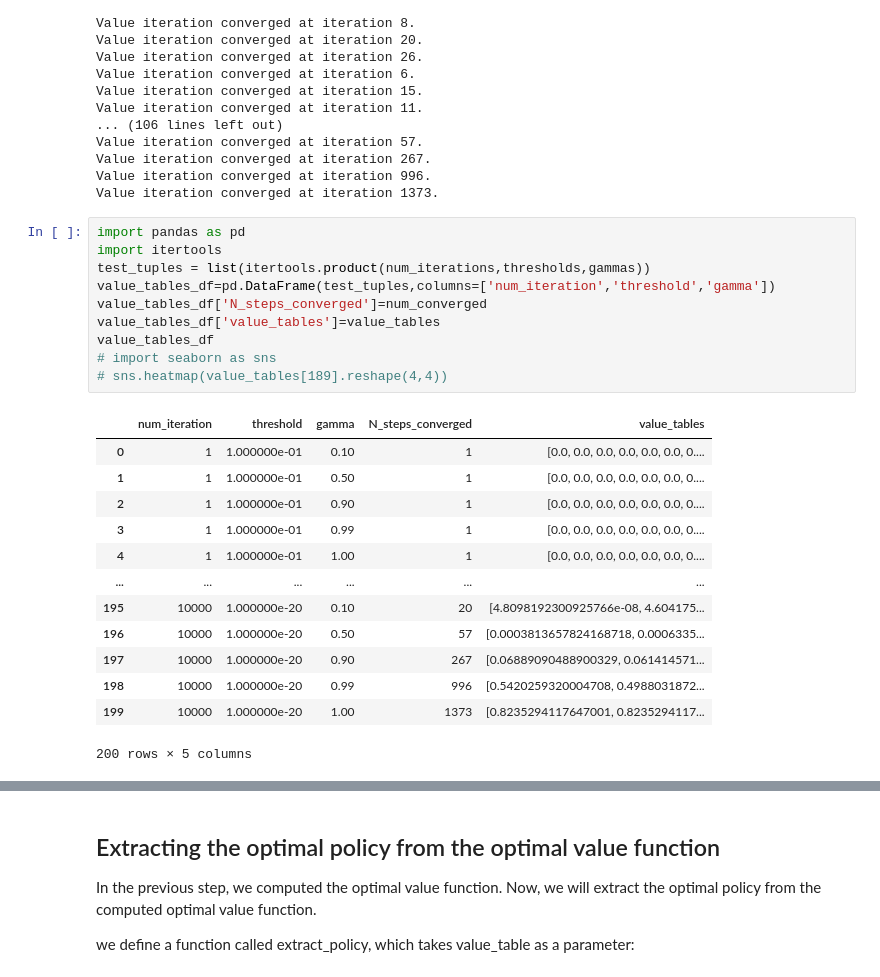
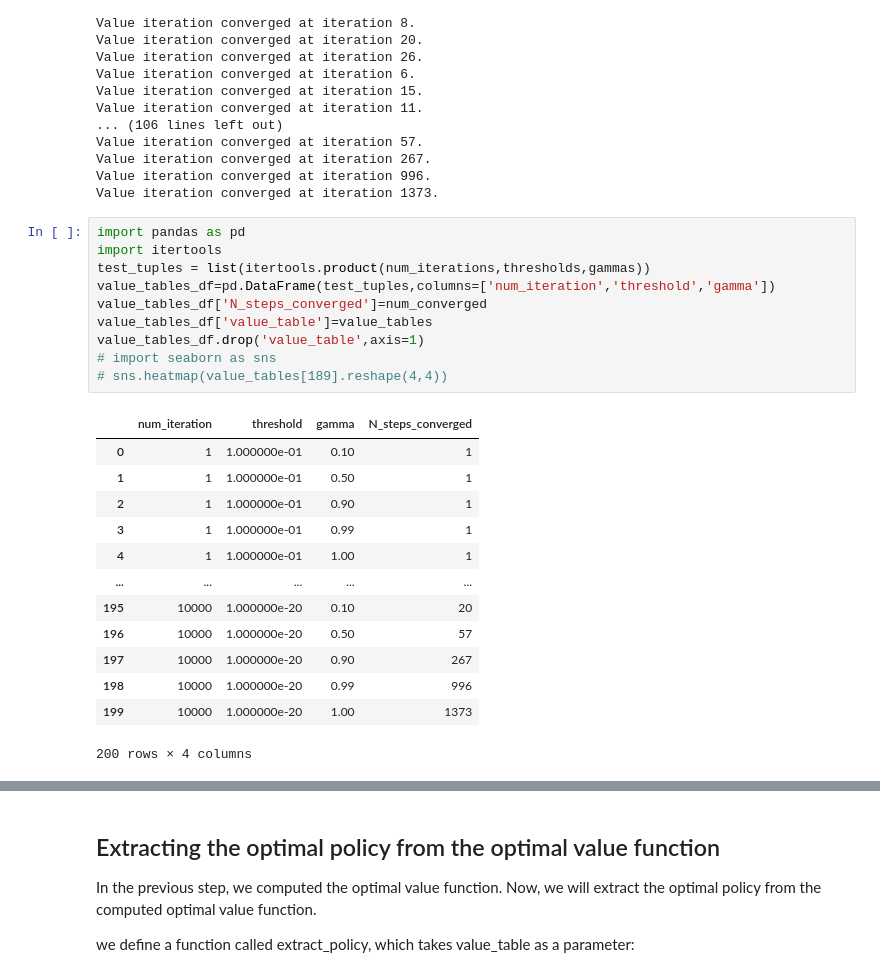
Before and after one commit to Ali-J-Fesharaki/Applied_ML_Course, a Jupyter notebook: ML-HW05/p3.ipynb, the cells around one changed output, grey strips where cells are left out. Saved outputs shown, nothing was run; the diff lists cells and outputs as text.

```diff
--- a/ML-HW05/p3.ipynb
+++ b/ML-HW05/p3.ipynb
@@ -129,24 +119,24 @@ Value iteration converged at iteration 1373.
 # %%
 import pandas as pd
 import itertools
 test_tuples = list(itertools.product(num_iterations,thresholds,gammas))
 value_tables_df=pd.DataFrame(test_tuples,columns=['num_iteration','threshold','gamma'])
 value_tables_df['N_steps_converged']=num_converged
-value_tables_df['value_tables']=value_tables
-value_tables_df
+value_tables_df['value_table']=value_tables
+value_tables_df.drop('value_table',axis=1)
 # import seaborn as sns
 # sns.heatmap(value_tables[189].reshape(4,4))
 # %% [output]
-|  | num_iteration | threshold | gamma | N_steps_converged | value_tables |
-| 0 | 1 | 1.000000e-01 | 0.10 | 1 | [0.0, 0.0, 0.0, 0.0, 0.0, 0.0, 0.... |
-| 1 | 1 | 1.000000e-01 | 0.50 | 1 | [0.0, 0.0, 0.0, 0.0, 0.0, 0.0, 0.... |
-| 2 | 1 | 1.000000e-01 | 0.90 | 1 | [0.0, 0.0, 0.0, 0.0, 0.0, 0.0, 0.... |
-| 3 | 1 | 1.000000e-01 | 0.99 | 1 | [0.0, 0.0, 0.0, 0.0, 0.0, 0.0, 0.... |
-| 4 | 1 | 1.000000e-01 | 1.00 | 1 | [0.0, 0.0, 0.0, 0.0, 0.0, 0.0, 0.... |
-| ... | ... | ... | ... | ... | ... |
-| 195 | 10000 | 1.000000e-20 | 0.10 | 20 | [4.8098192300925766e-08, 4.604175... |
-| 196 | 10000 | 1.000000e-20 | 0.50 | 57 | [0.0003813657824168718, 0.0006335... |
-| 197 | 10000 | 1.000000e-20 | 0.90 | 267 | [0.06889090488900329, 0.061414571... |
-| 198 | 10000 | 1.000000e-20 | 0.99 | 996 | [0.5420259320004708, 0.4988031872... |
-| 199 | 10000 | 1.000000e-20 | 1.00 | 1373 | [0.8235294117647001, 0.8235294117... |
+|  | num_iteration | threshold | gamma | N_steps_converged |
+| 0 | 1 | 1.000000e-01 | 0.10 | 1 |
+| 1 | 1 | 1.000000e-01 | 0.50 | 1 |
+| 2 | 1 | 1.000000e-01 | 0.90 | 1 |
+| 3 | 1 | 1.000000e-01 | 0.99 | 1 |
+| 4 | 1 | 1.000000e-01 | 1.00 | 1 |
+| ... | ... | ... | ... | ... |
+| 195 | 10000 | 1.000000e-20 | 0.10 | 20 |
+| 196 | 10000 | 1.000000e-20 | 0.50 | 57 |
+| 197 | 10000 | 1.000000e-20 | 0.90 | 267 |
+| 198 | 10000 | 1.000000e-20 | 0.99 | 996 |
+| 199 | 10000 | 1.000000e-20 | 1.00 | 1373 |
-200 rows × 5 columns
+200 rows × 4 columns
```
Also changed, not shown: parts of 7 cells of this notebook.
